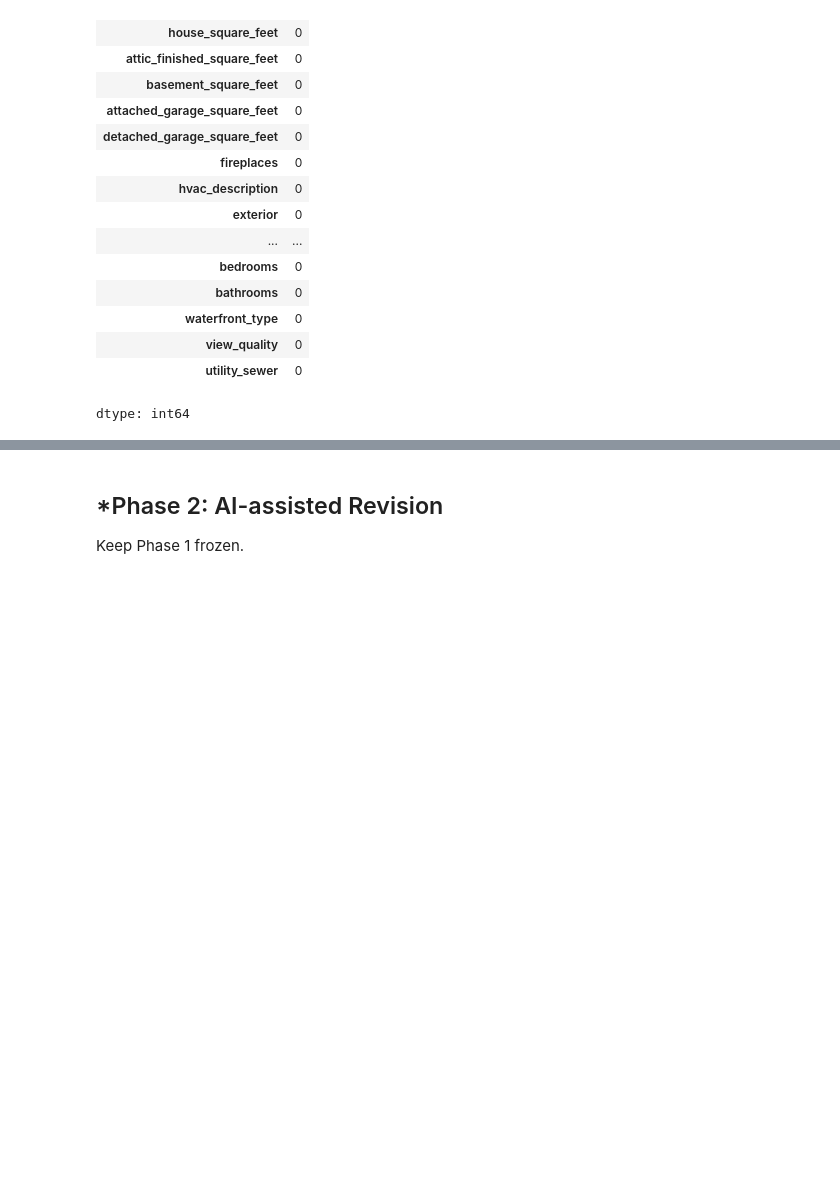
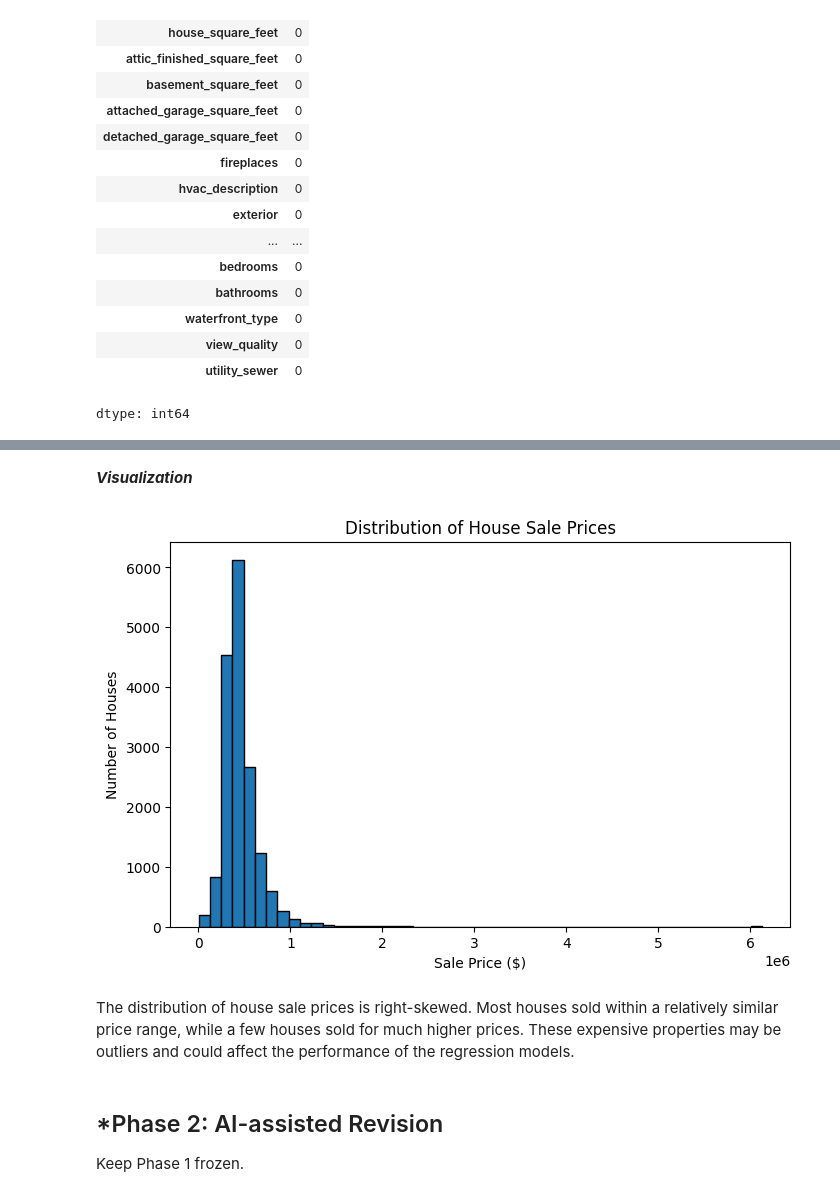
Before and after one commit to hwayalew/L02-hedonic-pricing, a Jupyter notebook: notebook.ipynb, the cells around one changed output, grey strips where cells are left out. Drawn from its saved outputs; the diff is of its cells as text; code cells hidden in the pictures; blank space fills up the shorter version.

Commit message:
histogram of houses

```diff
--- a/notebook.ipynb
+++ b/notebook.ipynb
@@ -154,3 +169,19 @@ dtype: int64
+# %% [markdown]
+***Visualization***
+# %%
+import matplotlib.pyplot as plt
+# Distribution of house sale prices
+plt.figure(figsize=(8, 5))
+plt.hist(df['sale_price'], bins=50, edgecolor='black')
+
+plt.title('Distribution of House Sale Prices')
+plt.xlabel('Sale Price ($)')
+plt.ylabel('Number of Houses')
+plt.show()
+# %% [output]
+[figure, added]
+# %% [markdown]
+The distribution of house sale prices is right-skewed. Most houses sold within a relatively similar price range, while a few houses sold for much higher prices. These expensive properties may be outliers and could affect the performance of the regression models.
 # %% [markdown]
 ## *Phase 2: AI-assisted Revision
 Keep Phase 1 frozen.
```
Also changed, not shown: parts of 2 cells of this notebook.
